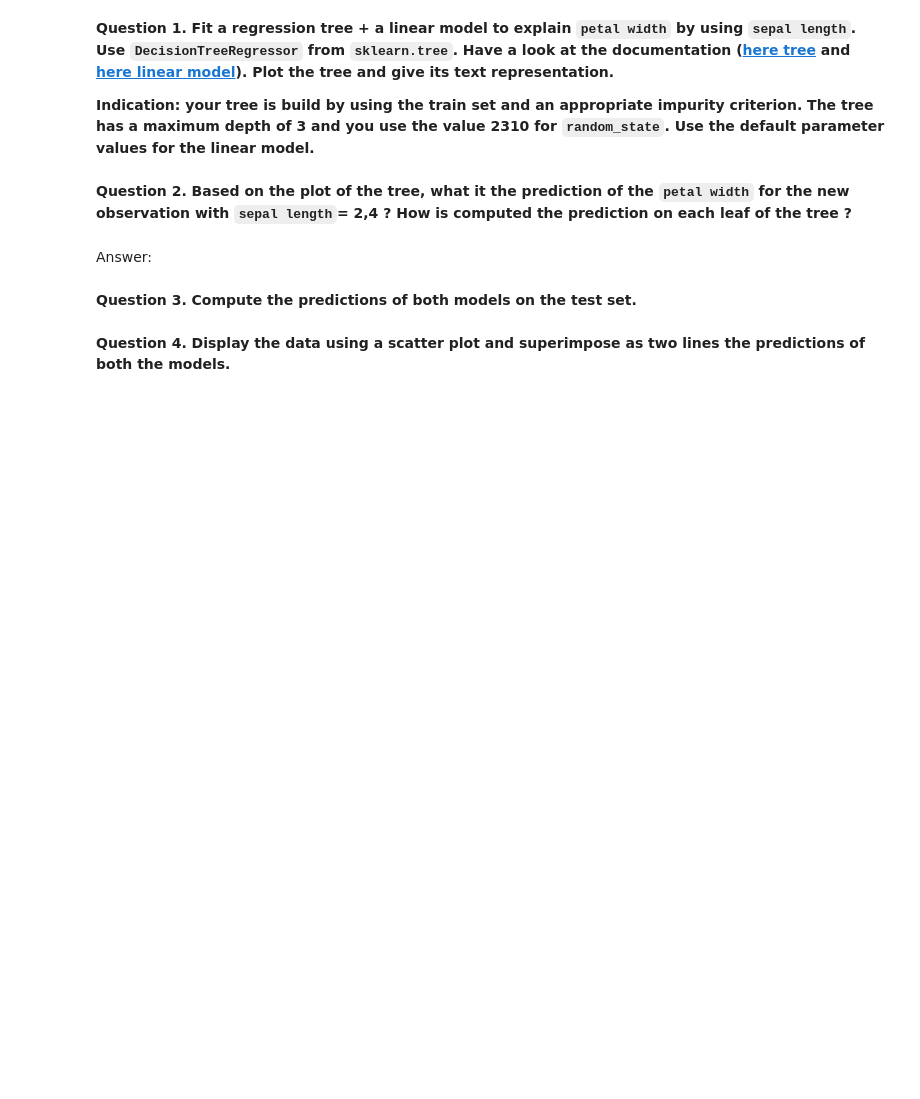
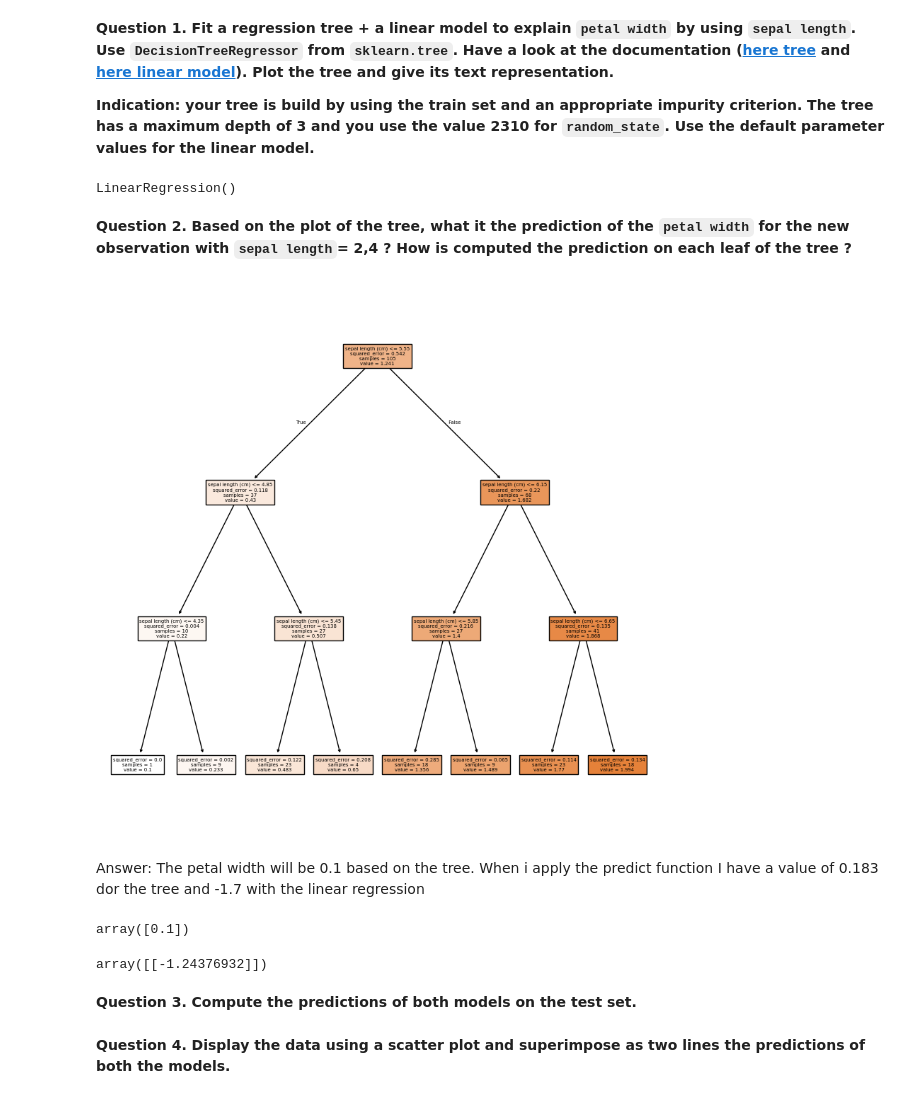
Before and after one commit to Angelicarjs/UBS_ML, a Jupyter notebook: decision_trees/Lab1_DT.ipynb, the cells around one changed output. Saved outputs shown, nothing was run; the diff lists cells and outputs as text; code cells hidden in the pictures; blank space fills up the shorter version.

```diff
--- a/decision_trees/Lab1_DT.ipynb
+++ b/decision_trees/Lab1_DT.ipynb
@@ -375,6 +522,39 @@ We work with the iris dataset (see the dataset documentation https://scikit-lear
+# %%
+##TODO
+from sklearn.tree import DecisionTreeRegressor, plot_tree
+from sklearn.linear_model import LinearRegression
+from sklearn.model_selection import train_test_split
+
+# Split the data into training and testing sets
+data_train, data_test, target_train, target_test = train_test_split(X,Y, test_size=0.3, random_state=2310)
+
+# regression tree
+tree_reg = DecisionTreeRegressor(random_state=2310, max_depth=3)
+tree_reg.fit(data_train, target_train)
+
+# linear model
+lin_reg = LinearRegression()
+lin_reg.fit(data_train, target_train)
+# %% [output]
+LinearRegression()
 # %% [markdown]
 **Question 2. Based on the plot of the tree, what it the prediction of the `petal width` for the new observation with `sepal length`= 2,4 ? How is computed the prediction on each leaf of the tree ?**
-# %% [markdown]
-Answer:
+# %%
+#plot the tree
+plt.figure(figsize=(10,10))
+plot_tree(tree_reg, filled=True, feature_names=tree_reg.feature_names_in_)
+plt.show()
+# %% [output]
+[figure, added]
+# %% [markdown]
+Answer: The petal width will be 0.1 based on the tree. When i apply the predict function I have a value of 0.183 dor the tree and -1.7 with the linear regression
+# %%
+tree_reg.predict([[2.4]])
+# %% [output]
+array([0.1])
+# %%
+lin_reg.predict([[2.4]])
+# %% [output]
+array([[-1.24376932]])
 # %% [markdown]
 **Question 3. Compute the predictions of both models on the test set.**
```
Also changed, not shown: parts of 32 cells of this notebook, 9 other files.
